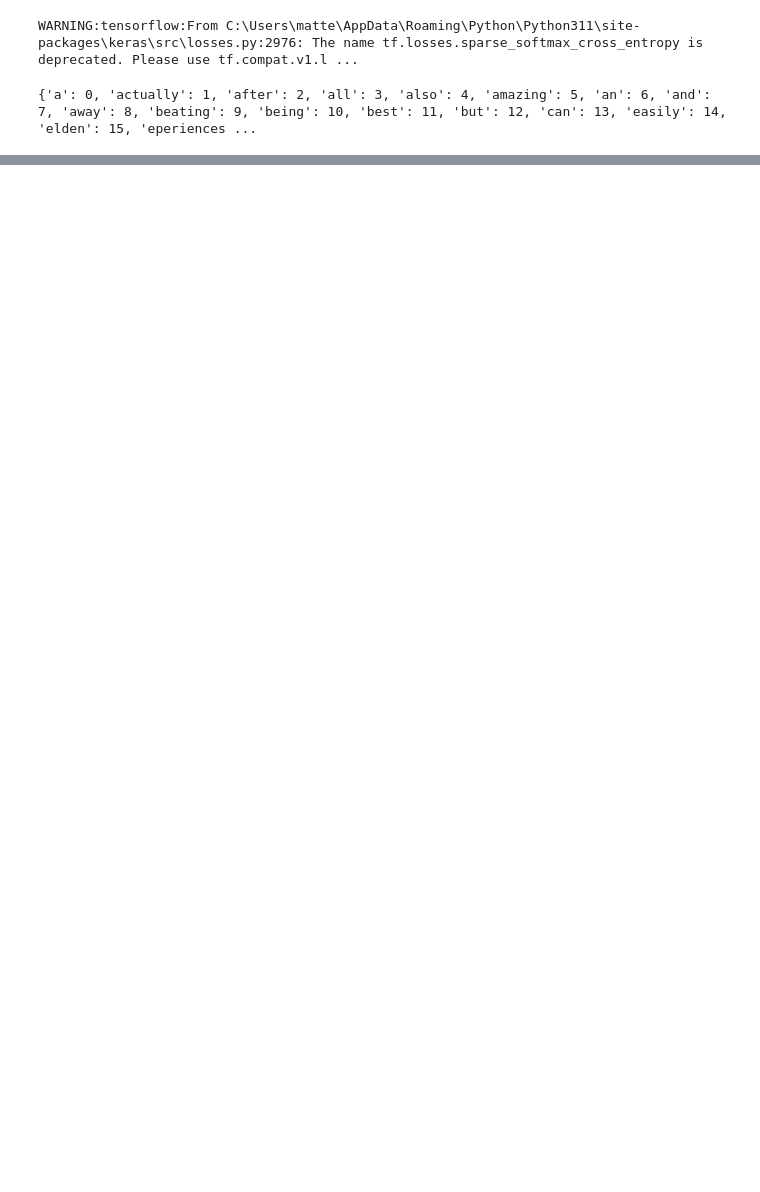
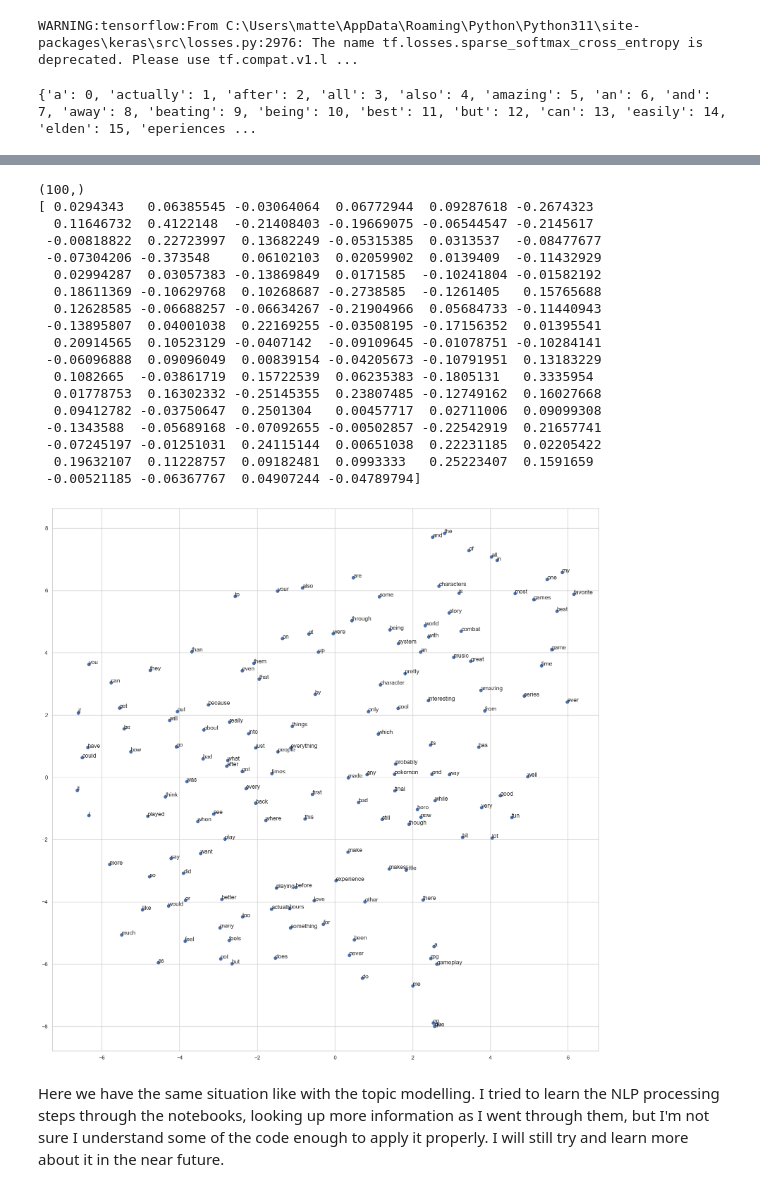
Before and after one commit to claudiamattes98/videogames_final_project, a Jupyter notebook: videogames_project_full.ipynb, the cells around one changed output, grey strips where cells are left out. Cells and saved outputs as stored; diff of their text form; code cells hidden in the pictures; blank space fills up the shorter version.

```diff
--- a/videogames_project_full.ipynb
+++ b/videogames_project_full.ipynb
@@ -1403,0 +1410,46 @@ for i, txt in enumerate(selected_words):
+# %%
+print(model.wv["play"].shape)
+print(model.wv["play"])
+
+
+target_word = "play"
+
+selected_words = [w[0] for w in model.wv.most_similar(positive=[target_word], topn=200)] + [target_word]
+selected_words
+
+embeddings = [model.wv[w] for w in selected_words] + model.wv["play"]
+mapped_embeddings = TSNE(n_components=2, metric='cosine', init='pca').fit_transform(embeddings)
+
+
+
+#word embeddings plot
+plt.figure(figsize=(20,20))
+x = mapped_embeddings[:,0]
+y = mapped_embeddings[:,1]
+plt.scatter(x, y)
+
+for i, txt in enumerate(selected_words):
+    plt.annotate(txt, (x[i], y[i]))
+# %% [output]
+(100,)
+[ 0.0294343   0.06385545 -0.03064064  0.06772944  0.09287618 -0.2674323
+  0.11646732  0.4122148  -0.21408403 -0.19669075 -0.06544547 -0.2145617
+ -0.00818822  0.22723997  0.13682249 -0.05315385  0.0313537  -0.08477677
+ -0.07304206 -0.373548    0.06102103  0.02059902  0.0139409  -0.11432929
+  0.02994287  0.03057383 -0.13869849  0.0171585  -0.10241804 -0.01582192
+  0.18611369 -0.10629768  0.10268687 -0.2738585  -0.1261405   0.15765688
+  0.12628585 -0.06688257 -0.06634267 -0.21904966  0.05684733 -0.11440943
+ -0.13895807  0.04001038  0.22169255 -0.03508195 -0.17156352  0.01395541
+  0.20914565  0.10523129 -0.0407142  -0.09109645 -0.01078751 -0.10284141
+ -0.06096888  0.09096049  0.00839154 -0.04205673 -0.10791951  0.13183229
+  0.1082665  -0.03861719  0.15722539  0.06235383 -0.1805131   0.3335954
+  0.01778753  0.16302332 -0.25145355  0.23807485 -0.12749162  0.16027668
+  0.09412782 -0.03750647  0.2501304   0.00457717  0.02711006  0.09099308
+ -0.1343588  -0.05689168 -0.07092655 -0.00502857 -0.22542919  0.21657741
+ -0.07245197 -0.01251031  0.24115144  0.00651038  0.22231185  0.02205422
+  0.19632107  0.11228757  0.09182481  0.0993333   0.25223407  0.1591659
+ -0.00521185 -0.06367767  0.04907244 -0.04789794]
+[figure, added]
+# %% [markdown]
+Here we have the same situation like with the topic modelling.
+I tried to learn the NLP processing steps through the notebooks, looking up more information as I went through them, but I'm not sure I understand some of the code enough to apply it properly. I will still try and learn more about it in the near future.
```
Also changed, not shown: parts of 74 cells of this notebook, 1 other file.
